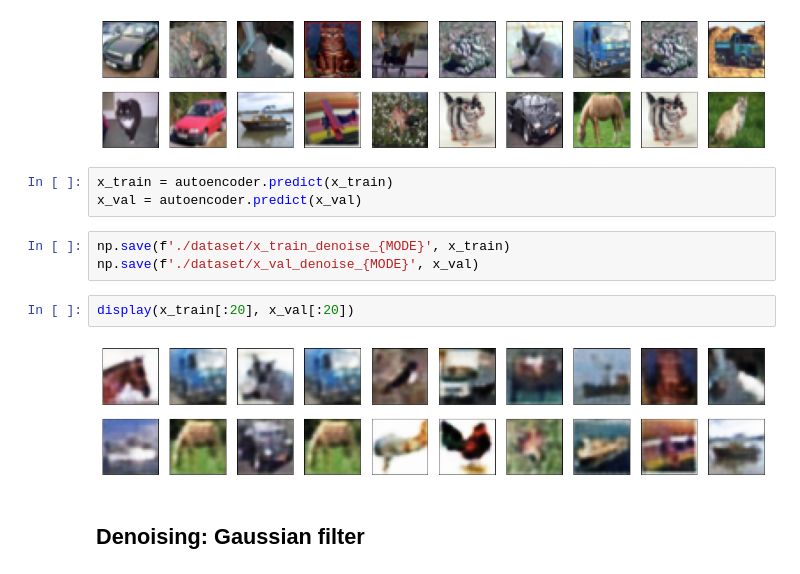
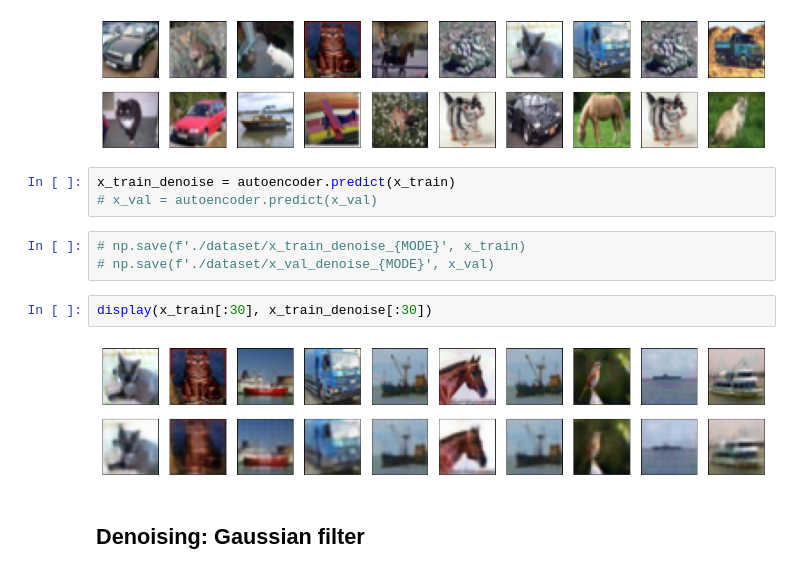
Before and after one commit to chengche6230/Deep-Learning-Course-Team-Project, a Jupyter notebook: Competition 4/DLcomp4_Team123_code.ipynb, the cells around one changed output. Cells and saved outputs as stored; diff of their text form.

Commit message:
update autoencoder

```diff
--- a/Competition 4/DLcomp4_Team123_code.ipynb
+++ b/Competition 4/DLcomp4_Team123_code.ipynb
@@ -223,15 +241,15 @@ display(x_train[:20], x_val[:20])
 # %% [output]
 [figure]
 # %%
-x_train = autoencoder.predict(x_train)
-x_val = autoencoder.predict(x_val)
+x_train_denoise = autoencoder.predict(x_train)
+# x_val = autoencoder.predict(x_val)
 # %%
-np.save(f'./dataset/x_train_denoise_{MODE}', x_train)
-np.save(f'./dataset/x_val_denoise_{MODE}', x_val)
+# np.save(f'./dataset/x_train_denoise_{MODE}', x_train)
+# np.save(f'./dataset/x_val_denoise_{MODE}', x_val)
-# %%
-display(x_train[:20], x_val[:20])
-# %% [output]
-[figure, removed]
+# %%
+display(x_train[:30], x_train_denoise[:30])
+# %% [output]
+[figure, added]
 # %% [markdown]
 ## Denoising: Gaussian filter
 # %%
```
Also changed, not shown: parts of 6 cells of this notebook.
